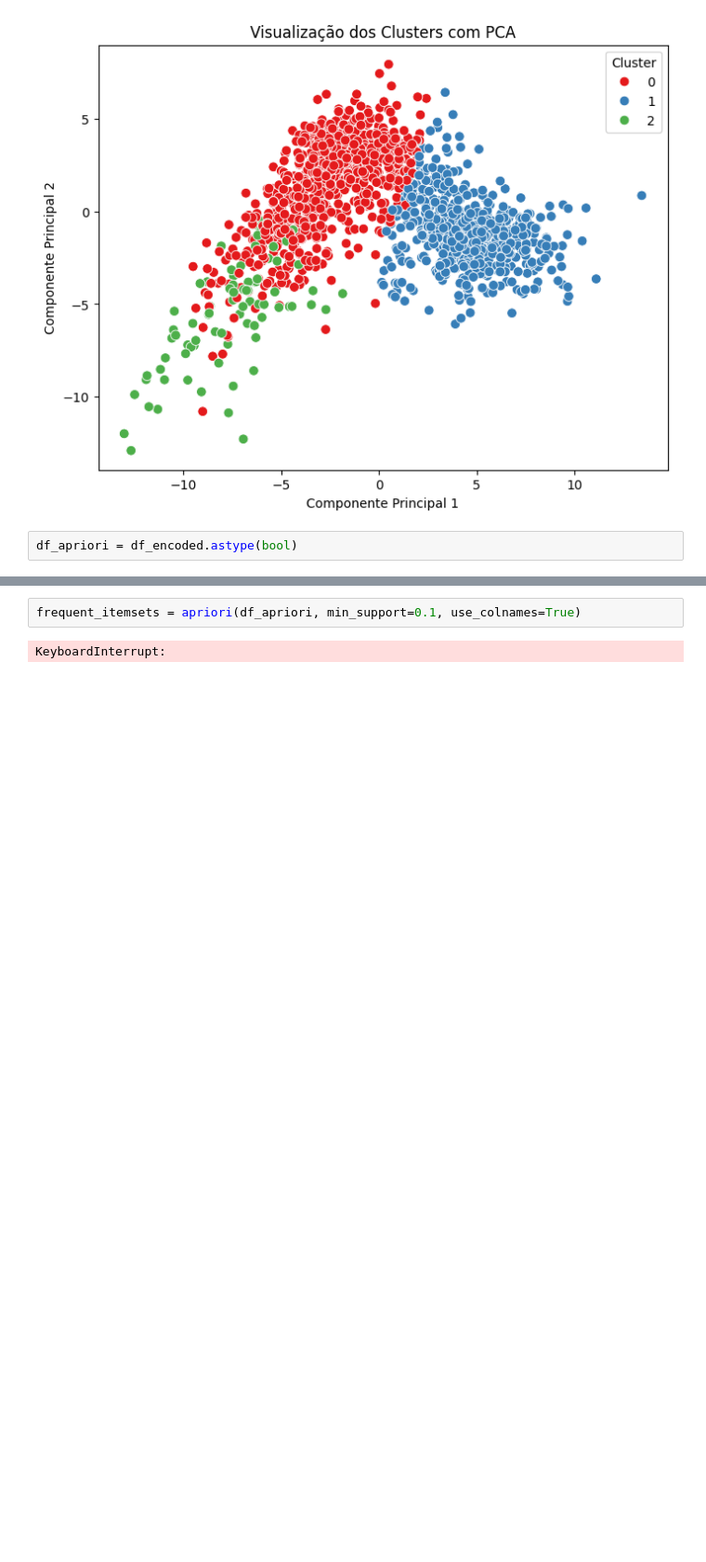
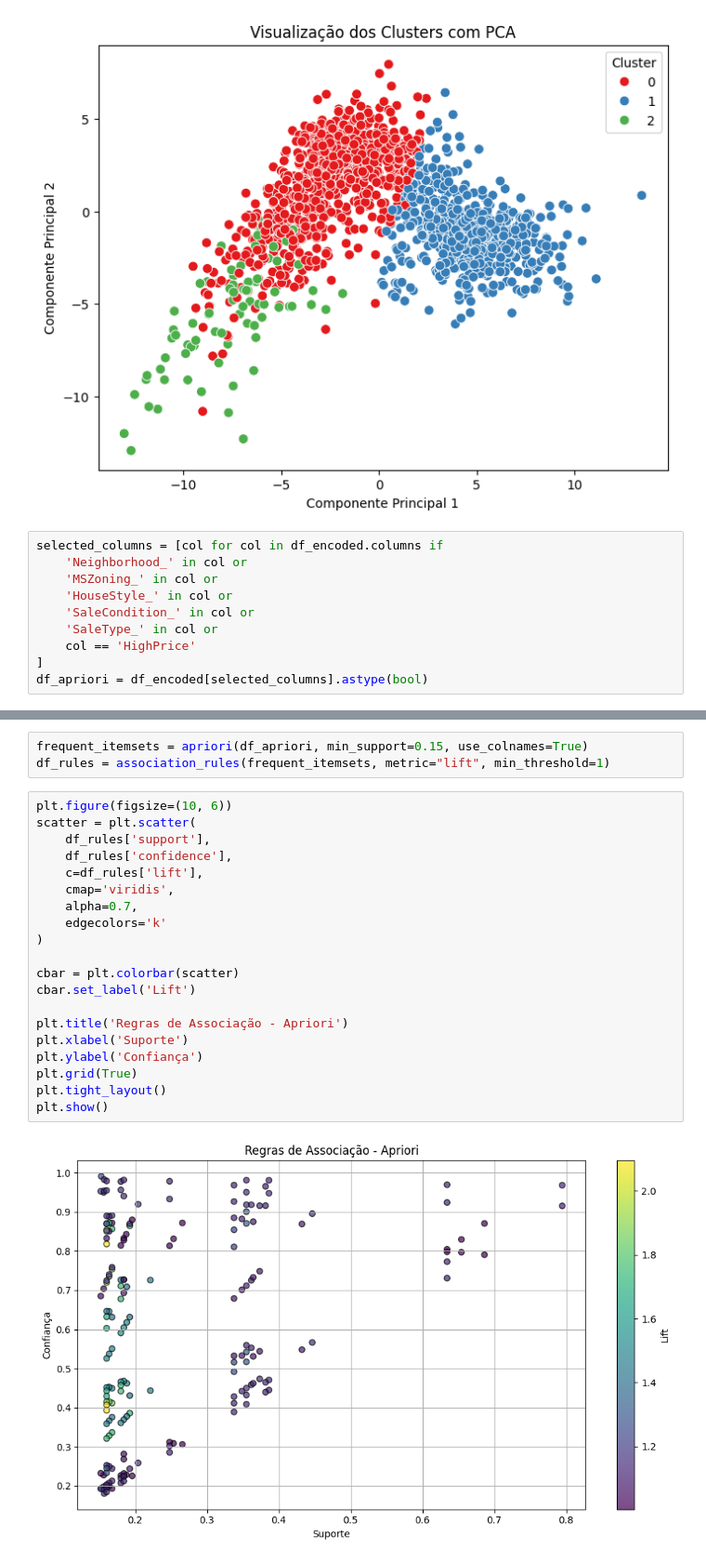
Before and after one commit to ensosampaio/House-Pricing-Analysis, a Jupyter notebook: Trabalho.ipynb, the cells around one changed output, grey strips where cells are left out. Shown at 93% size. Drawn from its saved outputs; the diff is of its cells as text; blank space fills up the shorter version.

Commit message:
Atualização com código Apriori e Outliers

```diff
--- a/Trabalho.ipynb
+++ b/Trabalho.ipynb
@@ -283,6 +283,14 @@ plt.show()
 # %% [output]
 [figure]
 # %%
-df_apriori = df_encoded.astype(bool)
+selected_columns = [col for col in df_encoded.columns if
+    'Neighborhood_' in col or
+    'MSZoning_' in col or
+    'HouseStyle_' in col or
+    'SaleCondition_' in col or
+    'SaleType_' in col or
+    col == 'HighPrice'
+]
+df_apriori = df_encoded[selected_columns].astype(bool)
 # %%
 df_apriori.head()
@@ -289,4 +305,25 @@ df_apriori.head()
-# %%
-frequent_itemsets = apriori(df_apriori, min_support=0.1, use_colnames=True)
-# %% [output]
-KeyboardInterrupt:
+# %%
+frequent_itemsets = apriori(df_apriori, min_support=0.15, use_colnames=True)
+df_rules = association_rules(frequent_itemsets, metric="lift", min_threshold=1)
+# %%
+plt.figure(figsize=(10, 6))
+scatter = plt.scatter(
+    df_rules['support'],
+    df_rules['confidence'],
+    c=df_rules['lift'],
+    cmap='viridis',
+    alpha=0.7,
+    edgecolors='k'
+)
+
+cbar = plt.colorbar(scatter)
+cbar.set_label('Lift')
+
+plt.title('Regras de Associação - Apriori')
+plt.xlabel('Suporte')
+plt.ylabel('Confiança')
+plt.grid(True)
+plt.tight_layout()
+plt.show()
+# %% [output]
+[figure, added]
```
Also changed, not shown: parts of 9 cells of this notebook.
